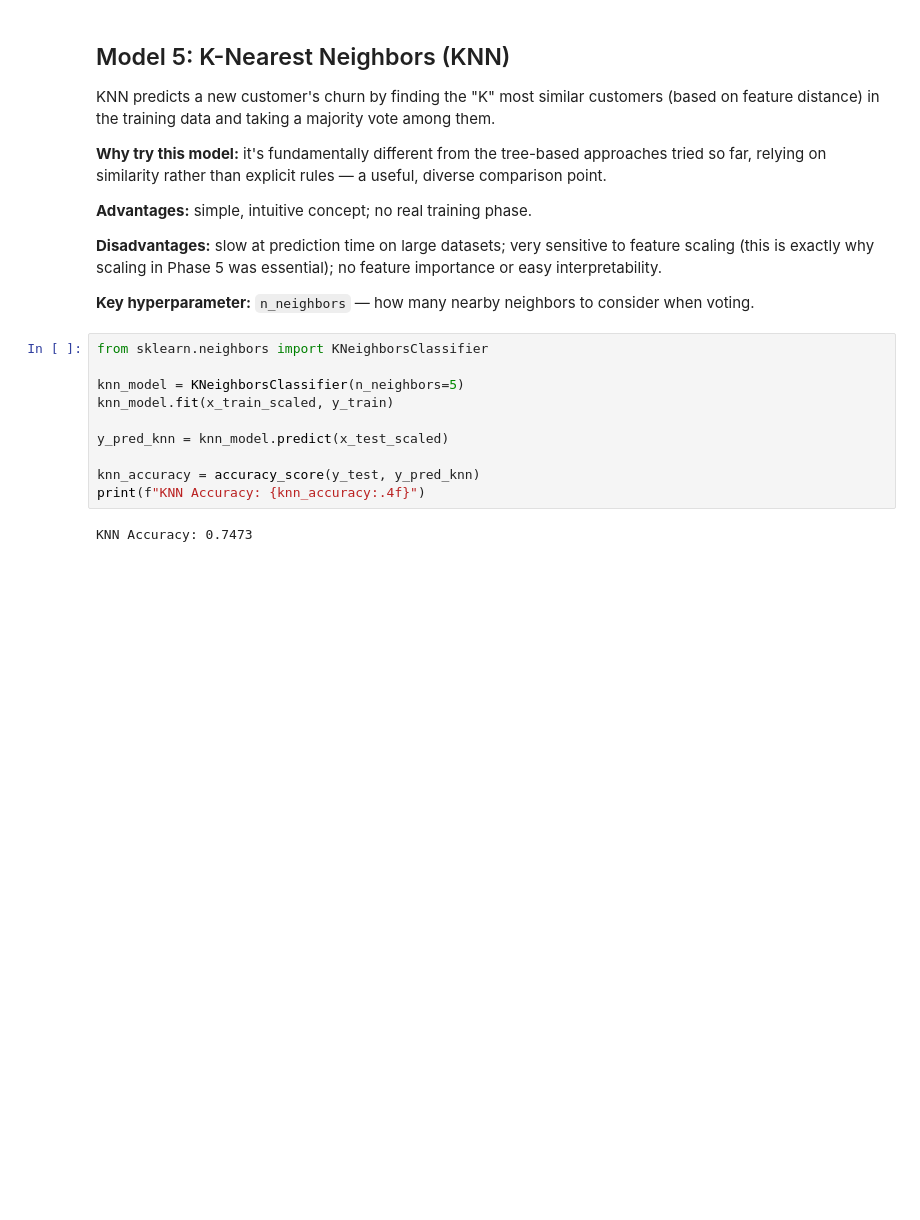
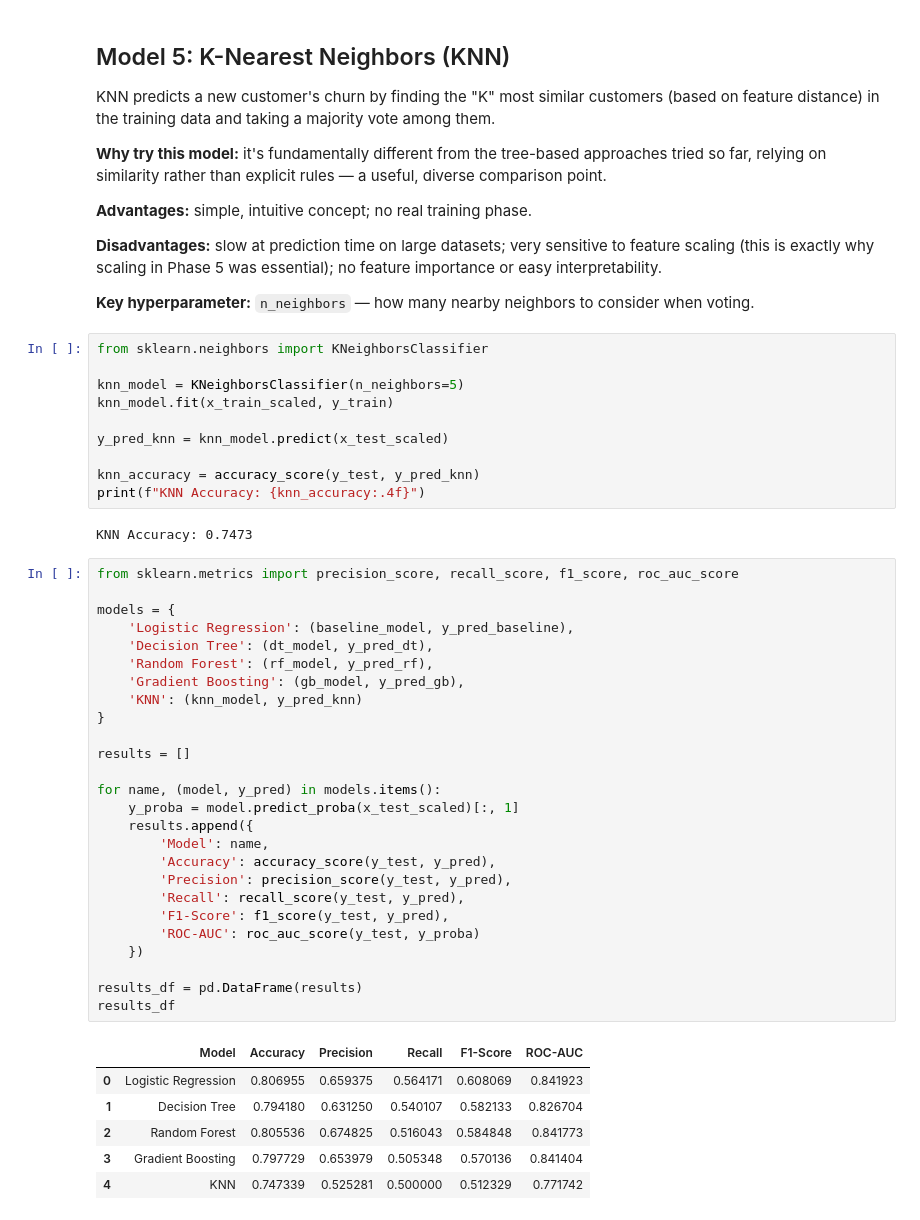
Before and after one commit to Apoorva-mishra01/telecom-churn-prediction, a Jupyter notebook: notebooks/03_modeling.ipynb, the cells around one changed output. Drawn from its saved outputs; the diff is of its cells as text; blank space fills up the shorter version.

Commit message:
Evaluate 5 models with full metrices comparison table.

```diff
--- a/notebooks/03_modeling.ipynb
+++ b/notebooks/03_modeling.ipynb
@@ -157,3 +158,36 @@ knn_accuracy = accuracy_score(y_test, y_pred_knn)
 print(f"KNN Accuracy: {knn_accuracy:.4f}")
 # %% [output]
 KNN Accuracy: 0.7473
+# %%
+from sklearn.metrics import precision_score, recall_score, f1_score, roc_auc_score
+
+models = {
+    'Logistic Regression': (baseline_model, y_pred_baseline),
+    'Decision Tree': (dt_model, y_pred_dt),
+    'Random Forest': (rf_model, y_pred_rf),
+    'Gradient Boosting': (gb_model, y_pred_gb),
+    'KNN': (knn_model, y_pred_knn)
+}
+
+results = []
+
+for name, (model, y_pred) in models.items():
+    y_proba = model.predict_proba(x_test_scaled)[:, 1]
+    results.append({
+        'Model': name,
+        'Accuracy': accuracy_score(y_test, y_pred),
+        'Precision': precision_score(y_test, y_pred),
+        'Recall': recall_score(y_test, y_pred),
+        'F1-Score': f1_score(y_test, y_pred),
+        'ROC-AUC': roc_auc_score(y_test, y_proba)
+    })
+
+results_df = pd.DataFrame(results)
+results_df
+# %% [output]
+|  | Model | Accuracy | Precision | Recall | F1-Score | ROC-AUC |
+| 0 | Logistic Regression | 0.806955 | 0.659375 | 0.564171 | 0.608069 | 0.841923 |
+| 1 | Decision Tree | 0.794180 | 0.631250 | 0.540107 | 0.582133 | 0.826704 |
+| 2 | Random Forest | 0.805536 | 0.674825 | 0.516043 | 0.584848 | 0.841773 |
+| 3 | Gradient Boosting | 0.797729 | 0.653979 | 0.505348 | 0.570136 | 0.841404 |
+| 4 | KNN | 0.747339 | 0.525281 | 0.500000 | 0.512329 | 0.771742 |
```
Also changed, not shown: parts of 2 cells of this notebook.
